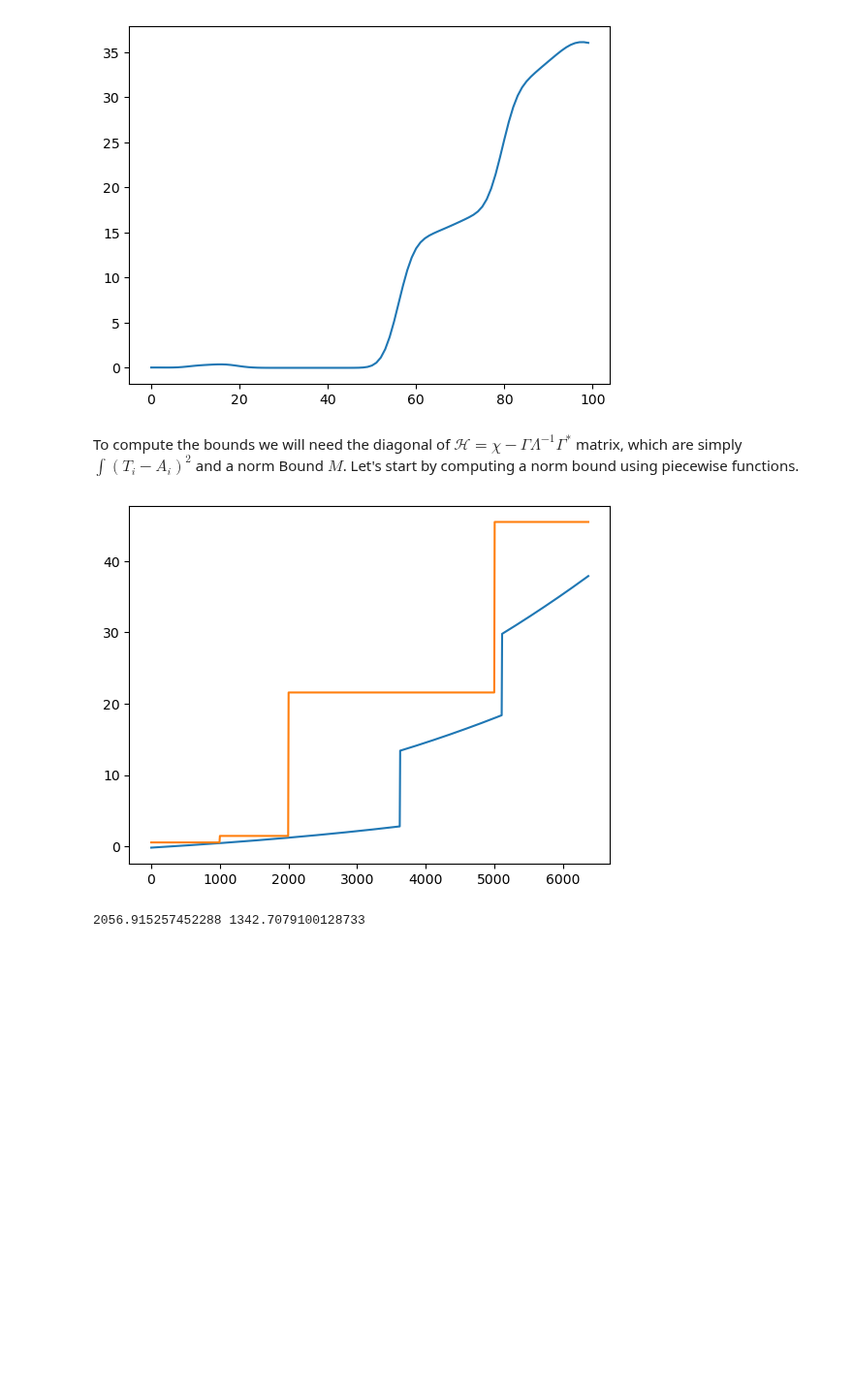
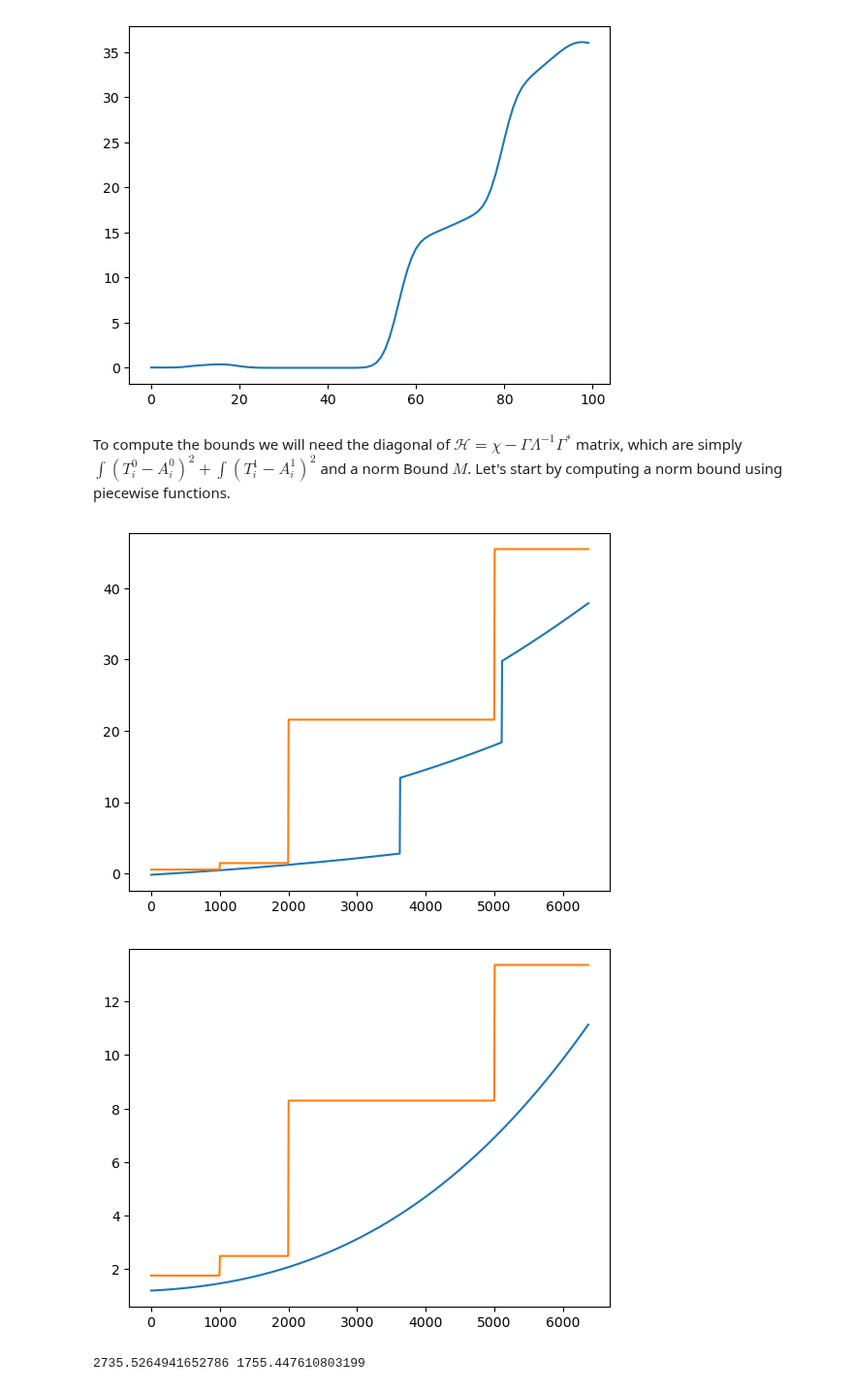
Before and after one commit to Adrian-Mag/SOLA_DLI, a Jupyter notebook: Multiple_physical_parameters_properly.ipynb, the cells around one changed output. Shown at 97% size. Drawn from its saved outputs; the diff is of its cells as text; code cells hidden in the pictures; blank space fills up the shorter version.

```diff
--- a/Multiple_physical_parameters_properly.ipynb
+++ b/Multiple_physical_parameters_properly.ipynb
@@ -173,23 +169,32 @@ plt.plot(least_norm_property)
 [<matplotlib.lines.Line2D at 0x...>]
 [figure]
 # %% [markdown]
-To compute the bounds we will need the diagonal of $\mathcal{H} = \chi - \Gamma \Lambda^{-1} \Gamma^*$ matrix, which are simply $\int (T_i - A_i)^2$ and a norm Bound $M$. Let's start by computing a norm bound using piecewise functions.
+To compute the bounds we will need the diagonal of $\mathcal{H} = \chi - \Gamma \Lambda^{-1} \Gamma^*$ matrix, which are simply $\int (T^0_i - A^0_i)^2 + \int (T^1_i - A^1_i)^2$ and a norm Bound $M$. Let's start by computing a norm bound using piecewise functions.
 # %%
 intervals = np.array([0,1000, 2000, 5000, EarthDomain.bounds[0][1]])
-values = vs_true_model.evaluate(intervals[1:])[1] * 1.2
-upper_bound_function = Piecewise_1D(domain=EarthDomain,
-                 intervals=intervals,
-                 values=values)
-plt.figure()
-plt.plot(EarthDomain.mesh, vs_true_model.evaluate(EarthDomain.mesh)[1])
-plt.plot(EarthDomain.mesh, upper_bound_function.evaluate(EarthDomain.mesh)[1])
+values_vs = true_model[0].evaluate(intervals[1:])[1] * 1.2
+values_vp = true_model[1].evaluate(intervals[1:])[1] * 1.2
+upper_bound_function_vs = Piecewise_1D(domain=EarthDomain,
+                                        intervals=intervals,
+                                        values=values_vs)
+upper_bound_function_vp = Piecewise_1D(domain=EarthDomain,
+                                        intervals=intervals,
+                                        values=values_vp)
+plt.figure(0)
+plt.plot(EarthDomain.mesh, true_model[0].evaluate(EarthDomain.mesh)[1])
+plt.plot(EarthDomain.mesh, upper_bound_function_vs.evaluate(EarthDomain.mesh)[1])
 plt.show()
 
-norm_bound = M.norm(upper_bound_function)
-least_norm = M.norm(least_norm_solution_vs)
+plt.figure(1)
+plt.plot(EarthDomain.mesh, true_model[1].evaluate(EarthDomain.mesh)[1])
+plt.plot(EarthDomain.mesh, upper_bound_function_vp.evaluate(EarthDomain.mesh)[1])
+plt.show()
+norm_bound = M.norm((upper_bound_function_vs, upper_bound_function_vp))
+least_norm = M.norm(least_norm_solution)
 print(norm_bound, least_norm)
 # %% [output]
 [figure]
+[figure, added]
-2056.915257452288 1342.7079100128733
+2735.5264941652786 1755.447610803199
 # %%
 bounds = []
```
Also changed, not shown: parts of 13 cells of this notebook, 1 other file.
